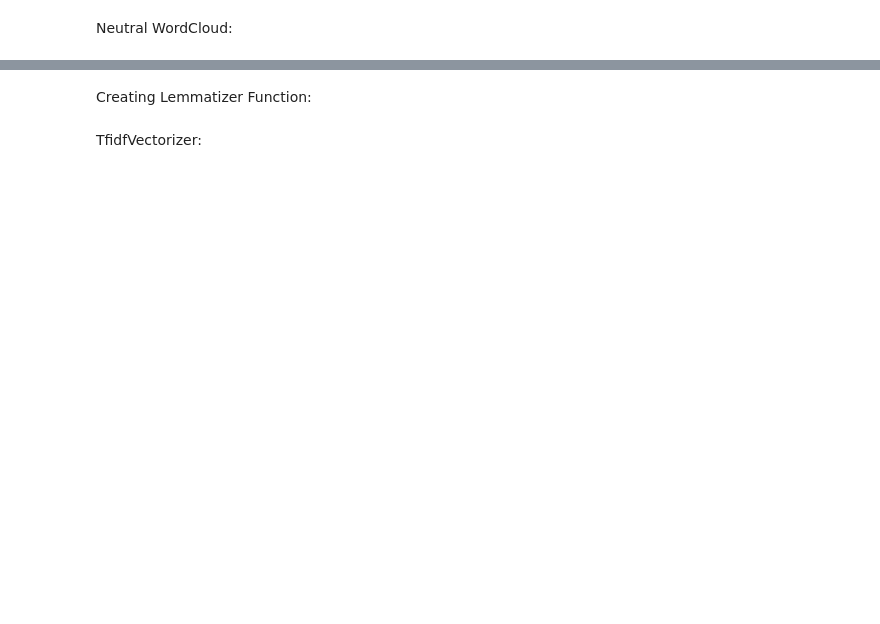
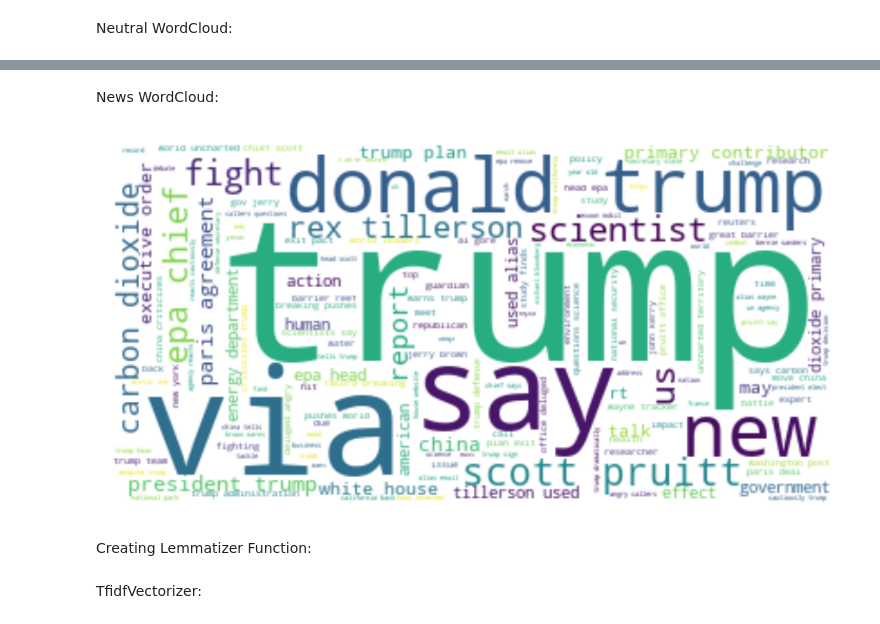
Before and after one commit to MathewJohn1986/classification-predict-streamlit-template, a Jupyter notebook: Climate Change Belief Analysis.ipynb, the cells around one changed output, grey strips where cells are left out. Cells and saved outputs as stored; diff of their text form; code cells hidden in the pictures; blank space fills up the shorter version.

```diff
--- a/Climate Change Belief Analysis.ipynb
+++ b/Climate Change Belief Analysis.ipynb
@@ -493,10 +475,12 @@ Seperating sentiments to create word clouds to the most common words associated
 df_pos = df_train.loc[df_train['sentiment'] == 1] #positive reviews
 df_neg = df_train.loc[df_train['sentiment'] == -1] #negative reviews
 df_neu = df_train.loc[df_train['sentiment'] == 0] #neutral reviews
+df_new = df_train.loc[df_train['sentiment'] == 2] #news reviews
 # %%
 pos_string = df_pos['clean_txt'].str.cat(sep = ' ')
 neg_string = df_neg['clean_txt'].str.cat(sep = ' ')
 neu_string = df_neu['clean_txt'].str.cat(sep = ' ')
+new_string = df_new['clean_txt'].str.cat(sep = ' ')
 # %% [markdown]
 Positive WordCloud:
 # %%
@@ -527,3 +511,12 @@ plt.show()
+# %% [markdown]
+News WordCloud:
+# %%
+new_cloud = WordCloud(background_color='white').generate(new_string) #creating and generating word cloud image
+plt.imshow(new_cloud, interpolation='bilinear') #displaying the generated wordcloud image
+plt.axis("off")
+plt.show()
+# %% [output]
+[figure, added]
 # %% [markdown]
 Creating Lemmatizer Function:
 # %%
```
Also changed, not shown: parts of 25 cells of this notebook.
